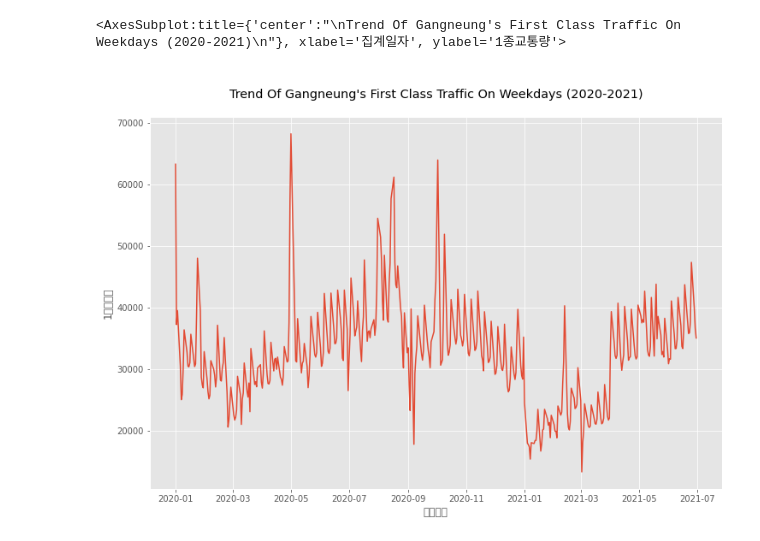
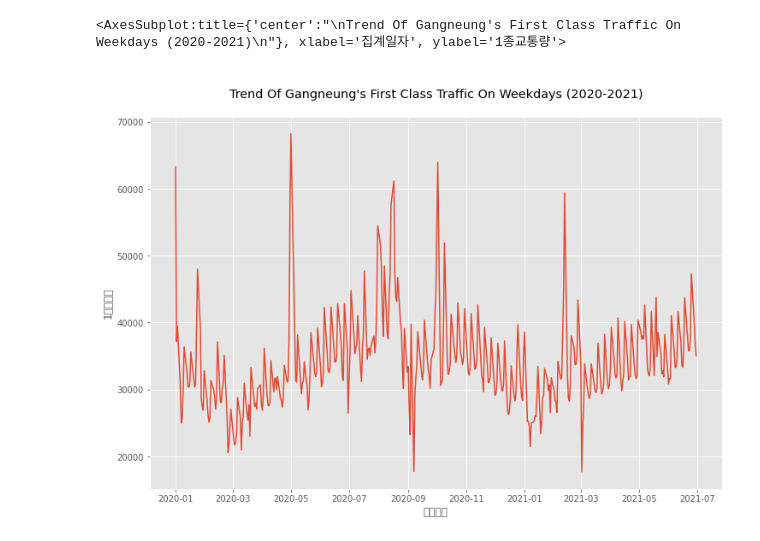
Before and after one commit to WooShangHyeon/damentor_3, a Jupyter notebook: covid_traffic_analysis.ipynb, the cells around one changed output. Saved outputs shown, nothing was run; the diff lists cells and outputs as text; code cells hidden in the pictures.

```diff
--- a/covid_traffic_analysis.ipynb
+++ b/covid_traffic_analysis.ipynb
@@ -107,17 +109,17 @@ sns.lineplot(data=gn_traffic_data[(gn_traffic_data.day_of_week=='SUN')&((gn_traf
 # %%
 # 1종 교통량(대부분의 자가용) 주중 분석
 
 plt.figure(figsize=(12,8))
 plt.title('\nTrend Of Gangneung\'s First Class Traffic On Weekdays (2020-2021)\n')
-sns.lineplot(data=seoul_traffic_data[((gn_traffic_data.day_of_week=='MON')
+sns.lineplot(data=gn_traffic_data[((gn_traffic_data.day_of_week=='MON')
                                     |(gn_traffic_data.day_of_week=='TUE')
                                     |(gn_traffic_data.day_of_week=='WED')
                                     |(gn_traffic_data.day_of_week=='THU')
                                     |(gn_traffic_data.day_of_week=='FRI'))
                                     &((gn_traffic_data.year==2020)|(gn_traffic_data.year==2021))], x='집계일자', y='1종교통량')
 # %% [output]
 <AxesSubplot:title={'center':"\nTrend Of Gangneung's First Class Traffic On Weekdays (2020-2021)\n"}, xlabel='집계일자', ylabel='1종교통량'>
-[figure, old version]
+[figure, new version]
 # %%
 # 1종 교통량(대부분의 자가용) 주말 분석
 
```
Also changed, not shown: parts of 14 cells of this notebook.
